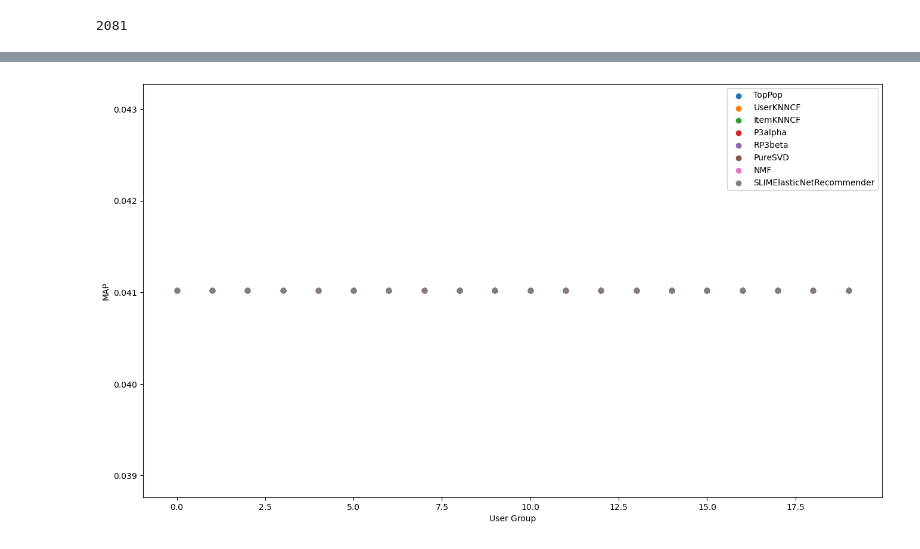
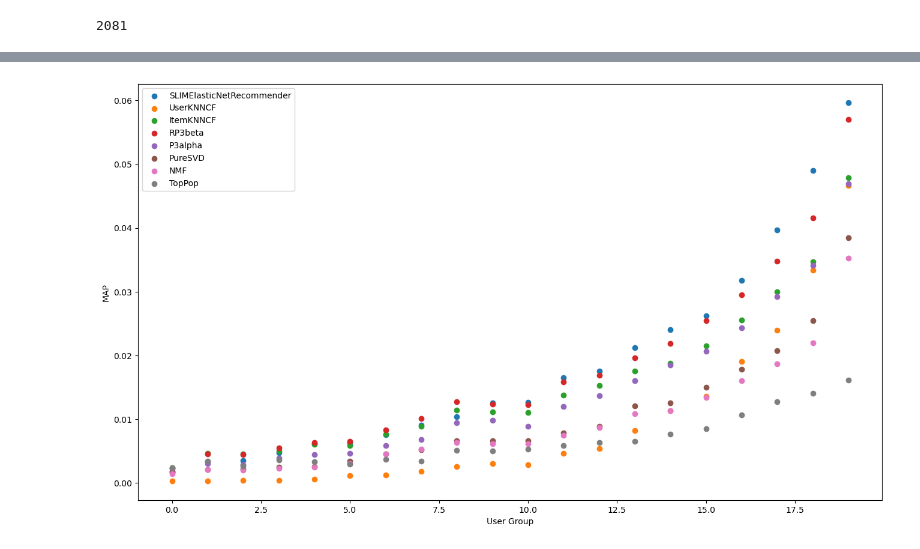
Before and after one commit to francesco-mattioli/rec-sys-challenge-Polimi, a Jupyter notebook: Hybrid_user_wise.ipynb, the cells around one changed output, grey strips where cells are left out. Cells and saved outputs as stored; diff of their text form; code cells hidden in the pictures.

```diff
--- a/Hybrid_user_wise.ipynb
+++ b/Hybrid_user_wise.ipynb
@@ -86,4 +111,4 @@ target = np.unique(user_id_list)
 # %%
 URM_train, URM_validation = split_train_in_two_percentage_global_sample(urm, train_percentage = 0.9)
-train_powerful, val_powerful = split_train_in_two_percentage_global_sample(urm, train_percentage = 0.9)
+train_powerful, val_powerful = split_train_in_two_percentage_global_sample(powerful_urm, train_percentage = 0.9)
 # %% [output]
@@ -158,16 +183,16 @@ from Recommenders.KNN.ItemKNN_CFCBF_Hybrid_Recommender import ItemKNN_CFCBF_Hybr
 
 MAP_recommender_per_group = {}
 
-collaborative_recommender_class = {"TopPop": TopPop,
+collaborative_recommender_class = {"SLIMElasticNetRecommender": SLIMElasticNetRecommender,
                                    "UserKNNCF": UserKNNCFRecommender,
                                    "ItemKNNCF": ItemKNNCFRecommender,
+                                   "RP3beta": RP3betaRecommender,
                                    "P3alpha": P3alphaRecommender,
-                                   "RP3beta": RP3betaRecommender,
                                    "PureSVD": PureSVDRecommender,
                                    "NMF": NMFRecommender,
                                    #"FunkSVD": MatrixFactorization_FunkSVD_Cython,
                                    #"SLIMBPR": SLIM_BPR_Cython,
-                                   "SLIMElasticNetRecommender": SLIMElasticNetRecommender,
+                                   "TopPop": TopPop,
                                    }
 
 '''content_recommender_class = {"ItemKNNCBF": ItemKNNCBFRecommender,
@@ -182,16 +207,16 @@ for label, recommender_class in collaborative_recommender_class.items():
         recommender_object = recommender_class(train_powerful)
         recommender_object.fit()
         recommender_object_dict[label] = recommender_object
-        for user_id in tqdm(target):
+        '''for user_id in tqdm(target):
             recommended_items = recommender_object.recommend(user_id, cutoff=10, remove_seen_flag=True)
-            recommended_items_for_each_user[int(user_id)]=recommended_items
+            recommended_items_for_each_user[int(user_id)]=recommended_items'''
     else:
         recommender_object = recommender_class(URM_train)
         recommender_object.fit()
         recommender_object_dict[label] = recommender_object
-        for user_id in tqdm(target):
+        '''for user_id in tqdm(target):
             recommended_items = recommender_object.recommend(user_id, cutoff=10, remove_seen_flag=True)
-            recommended_items_for_each_user[int(user_id)]=recommended_items
+            recommended_items_for_each_user[int(user_id)]=recommended_items'''
 
 '''for label, recommender_class in content_recommender_class.items():
     recommender_object = recommender_class(URM_train, icm)
@@ -247,15 +274,15 @@ for group_id in range(0, 20):
 
     for label, recommender in recommender_object_dict.items():
         if(label == "SLIMElasticNetRecommender"):
-            map=evaluate(recommended_items_for_each_user,val_powerful,target)
-            #result_df, _ = evaluator_power.evaluateRecommender(recommender)
+            #map=evaluate(recommended_items_for_each_user,val_powerful,target)
+            result_df, _ = evaluator_power.evaluateRecommender(recommender)
         else:
-            map=evaluate(recommended_items_for_each_user,URM_validation,target)
-            #result_df, _ = evaluator_test.evaluateRecommender(recommender)
+            #map=evaluate(recommended_items_for_each_user,URM_validation,target)
+            result_df, _ = evaluator_test.evaluateRecommender(recommender)
         if label in MAP_recommender_per_group:
-            #MAP_recommender_per_group[label].append(result_df.loc[cutoff]["MAP"])
-            MAP_recommender_per_group[label].append(map)
+            MAP_recommender_per_group[label].append(result_df.loc[cutoff]["MAP"])
+            #MAP_recommender_per_group[label].append(map)
         else:
-            #MAP_recommender_per_group[label] = [result_df.loc[cutoff]["MAP"]]
-            MAP_recommender_per_group[label] = [map]
+            MAP_recommender_per_group[label] = [result_df.loc[cutoff]["MAP"]]
+            #MAP_recommender_per_group[label] = [map]
 # %% [output]
@@ -323,14 +306,14 @@ EvaluatorHoldout: Ignoring 39548 Users
 # %%
 import matplotlib.pyplot as plt
 %matplotlib inline
 
 _ = plt.figure(figsize=(16, 9))
 for label, recommender in recommender_object_dict.items():
-    results = MAP_recommender_per_group["SLIMElasticNetRecommender"]
+    results = MAP_recommender_per_group[label]
     plt.scatter(x=np.arange(0,len(results)), y=results, label=label)
 plt.ylabel('MAP')
 plt.xlabel('User Group')
 plt.legend()
 plt.show()
 # %% [output]
-[figure, old version]
+[figure, new version]
```
Also changed, not shown: parts of 8 cells of this notebook, 7 other files.
